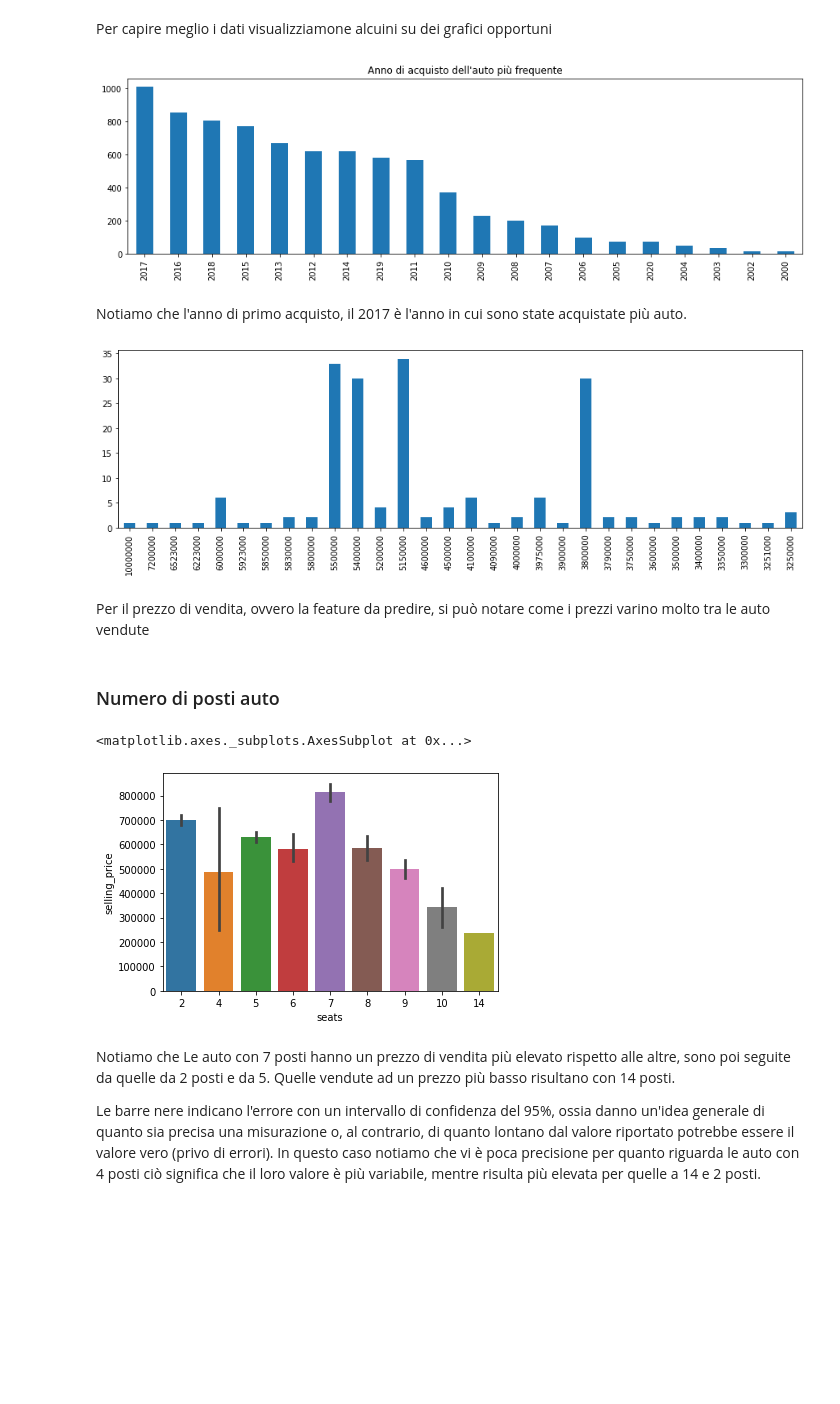
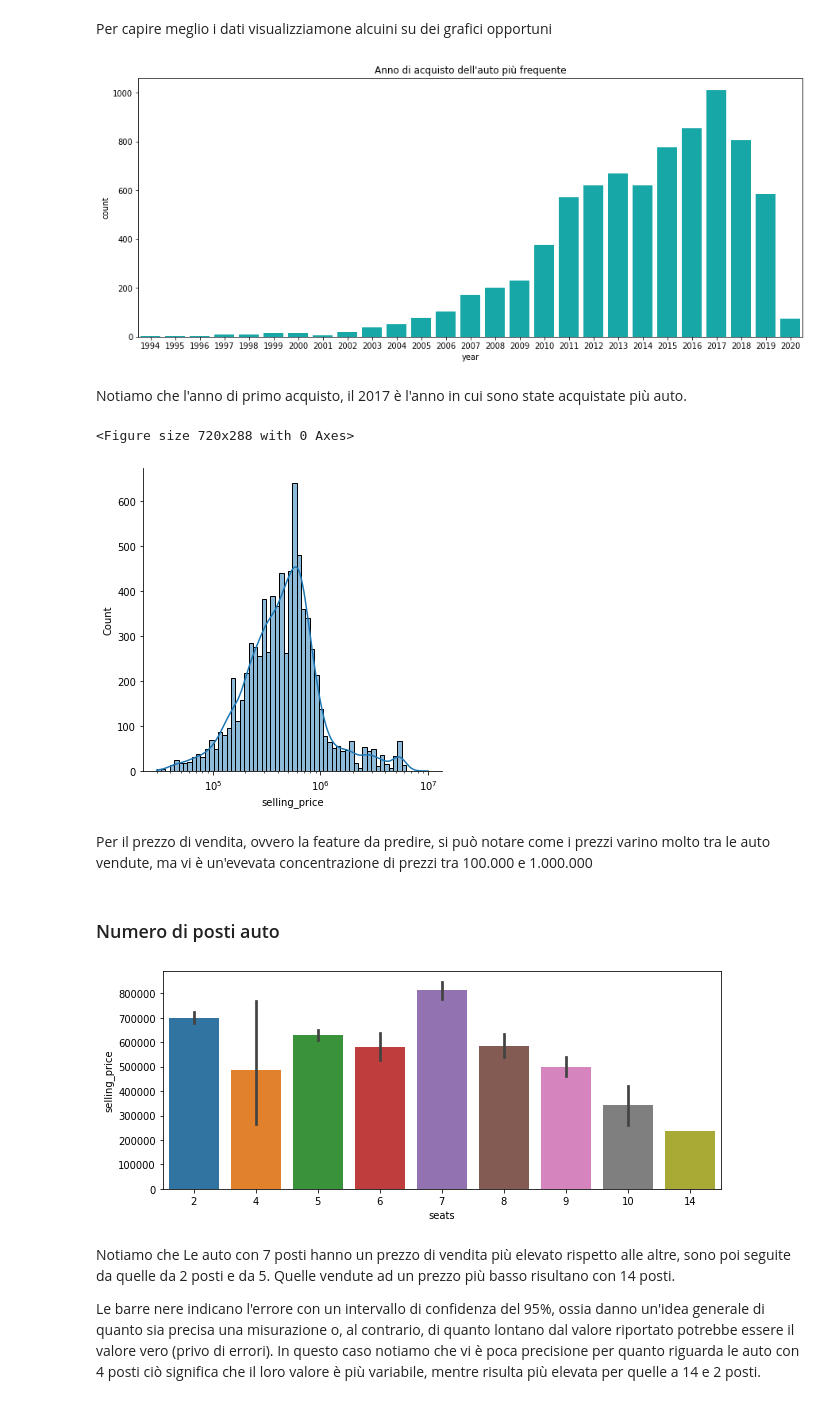
Before and after one commit to MariaMengozzi/esameDI, a Jupyter notebook: Progetto_esame_DI_con_preprocessing_differenziato.ipynb, the cells around one changed output. Drawn from its saved outputs; the diff is of its cells as text; code cells hidden in the pictures; blank space fills up the shorter version.

```diff
--- a/Progetto_esame_DI_con_preprocessing_differenziato.ipynb
+++ b/Progetto_esame_DI_con_preprocessing_differenziato.ipynb
@@ -339,25 +359,27 @@ data.head()
 # %% [markdown]
 Per capire meglio i dati visualizziamone alcuini su dei grafici opportuni
 # %%
-data['year'].value_counts()[:20].plot.bar(figsize=(15, 4));
-plt.axes().set_title("Anno di acquisto dell'auto più frequente");
+plt.figure(figsize=(15,6))
+sns.countplot(x="year", data=data, color='c').set_title("Anno di acquisto dell'auto più frequente");
 # %% [output]
-[figure, old version]
+[figure, new version]
 # %% [markdown]
 Notiamo che l'anno di primo acquisto, il 2017 è l'anno in cui sono state acquistate più auto.
-# %%
-data["selling_price"].value_counts().sort_index(ascending=False)[:30].plot.bar(figsize=(15, 4));
-# %% [output]
-[figure, removed]
+# %%
+plt.figure(figsize=(10,4));
+sns.displot(data, x="selling_price",  kde=True, log_scale=True);
+# %% [output]
+<Figure size 720x288 with 0 Axes>
+[figure, added]
 # %% [markdown]
-Per il prezzo di vendita, ovvero la feature da predire, si può notare come i prezzi varino molto tra le auto vendute
+Per il prezzo di vendita, ovvero la feature da predire, si può notare come i prezzi varino molto tra le auto vendute, ma vi è un'evevata concentrazione di prezzi tra 100.000 e 1.000.000
 # %% [markdown]
 ### Numero di posti auto
 # %%
-sns.barplot(x='seats',y='selling_price',data=data)
+plt.figure(figsize=(10,4));
+sns.barplot(x='seats',y='selling_price',data=data);
 # %% [output]
-<matplotlib.axes._subplots.AxesSubplot at 0x...>
-[figure, old version]
+[figure, new version]
 # %% [markdown]
 Notiamo che Le auto con 7 posti hanno un prezzo di vendita più elevato rispetto alle altre, sono poi seguite da quelle da 2 posti e da 5. Quelle vendute ad un prezzo più basso risultano con 14 posti.
 
```
Also changed, not shown: parts of 63 cells of this notebook.
